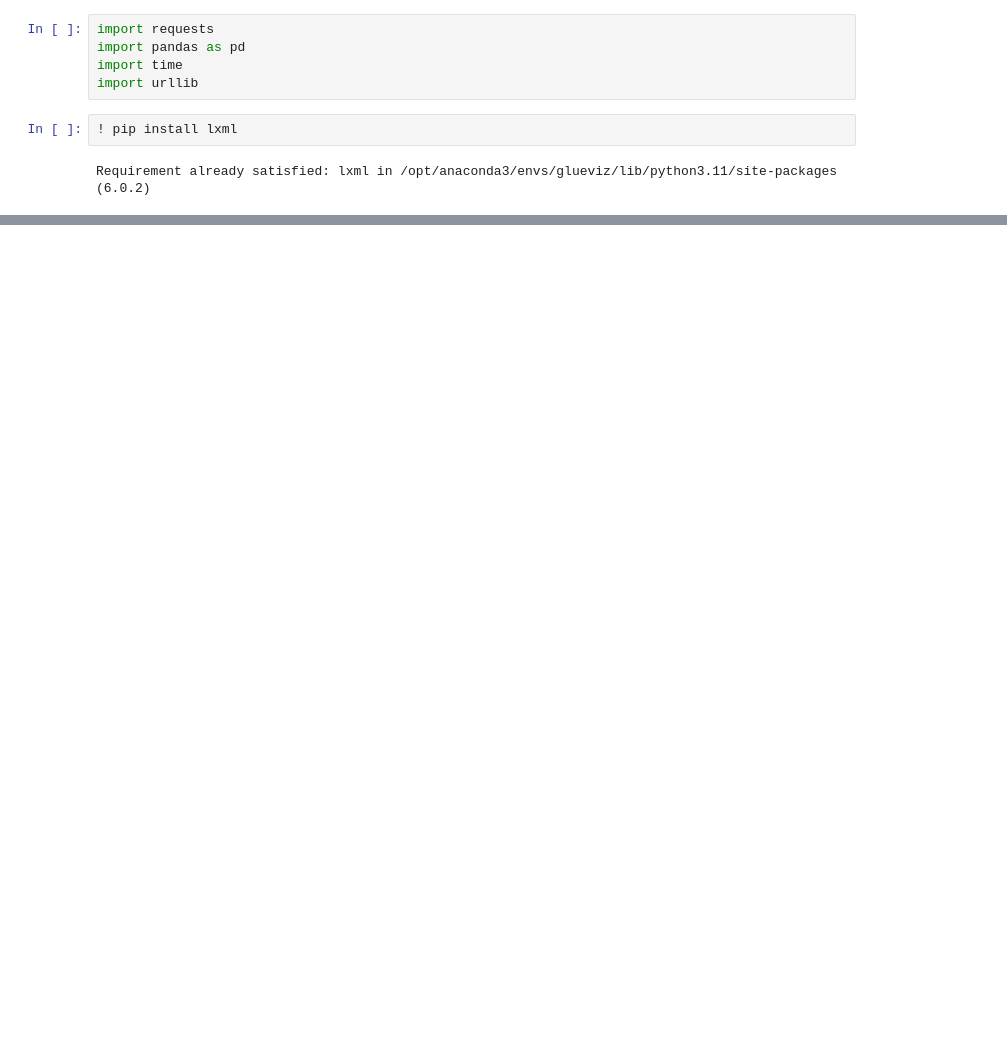
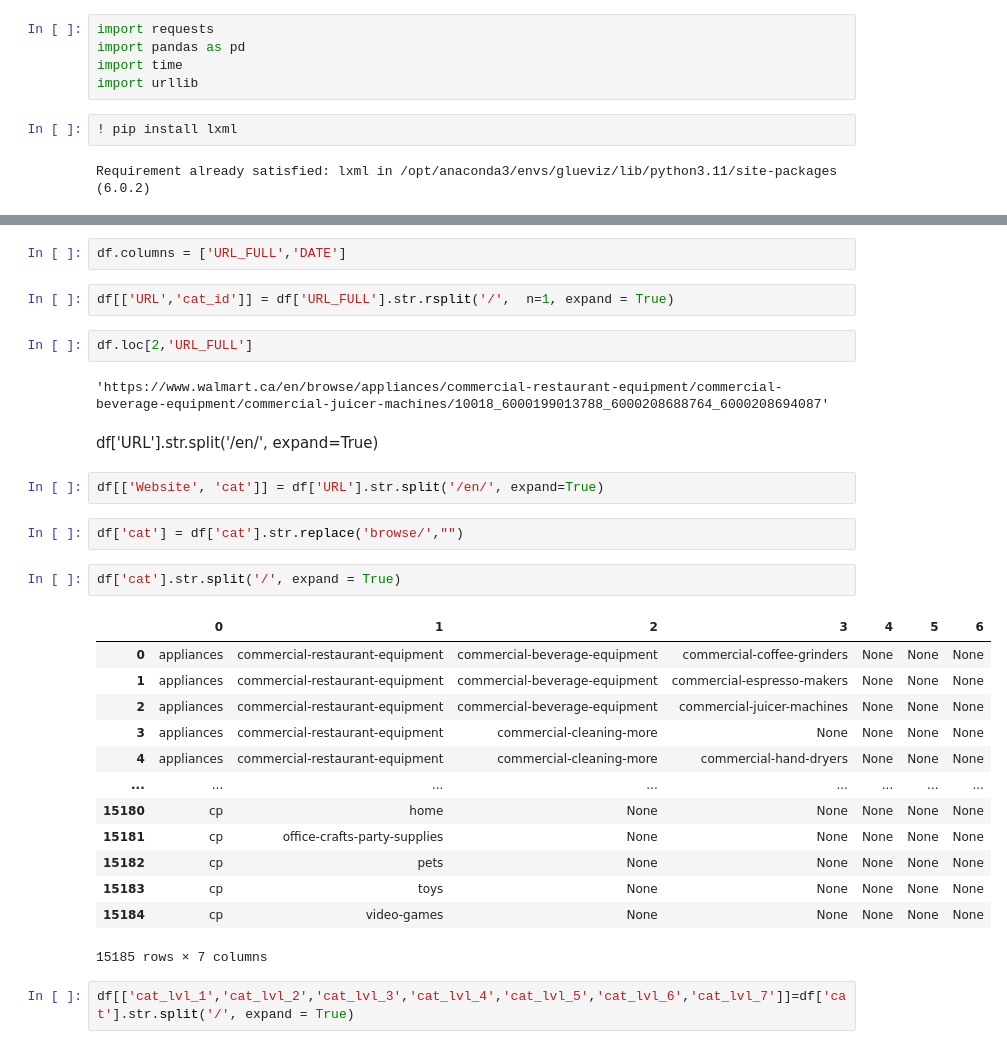
Before and after one commit to Pankaj-khator/InventoryAnalysis, a Jupyter notebook: Python/Walmart_Data_Extraction.ipynb, the cells around one changed output, grey strips where cells are left out. Cells and saved outputs as stored; diff of their text form; blank space fills up the shorter version.

```diff
--- a/Python/Walmart_Data_Extraction.ipynb
+++ b/Python/Walmart_Data_Extraction.ipynb
@@ -13,0 +12,32 @@ HTTPError: HTTP Error 404: Not Found
+# %%
+df.columns = ['URL_FULL','DATE']
+# %%
+df[['URL','cat_id']] = df['URL_FULL'].str.rsplit('/',  n=1, expand = True)
+# %%
+df.loc[2,'URL_FULL']
+# %% [output]
+'https://www.walmart.ca/en/browse/appliances/commercial-restaurant-equipment/commercial-beverage-equipment/commercial-juicer-machines/10018_6000199013788_6000208688764_6000208694087'
+# %% [markdown]
+df['URL'].str.split('/en/', expand=True)
+# %%
+df[['Website', 'cat']] = df['URL'].str.split('/en/', expand=True)
+# %%
+df['cat'] = df['cat'].str.replace('browse/',"")
+# %%
+df['cat'].str.split('/', expand = True)
+# %% [output]
+|  | 0 | 1 | 2 | 3 | 4 | 5 | 6 |
+| 0 | appliances | commercial-restaurant-equipment | commercial-beverage-equipment | commercial-coffee-grinders | None | None | None |
+| 1 | appliances | commercial-restaurant-equipment | commercial-beverage-equipment | commercial-espresso-makers | None | None | None |
+| 2 | appliances | commercial-restaurant-equipment | commercial-beverage-equipment | commercial-juicer-machines | None | None | None |
+| 3 | appliances | commercial-restaurant-equipment | commercial-cleaning-more | None | None | None | None |
+| 4 | appliances | commercial-restaurant-equipment | commercial-cleaning-more | commercial-hand-dryers | None | None | None |
+| ... | ... | ... | ... | ... | ... | ... | ... |
+| 15180 | cp | home | None | None | None | None | None |
+| 15181 | cp | office-crafts-party-supplies | None | None | None | None | None |
+| 15182 | cp | pets | None | None | None | None | None |
+| 15183 | cp | toys | None | None | None | None | None |
+| 15184 | cp | video-games | None | None | None | None | None |
+15185 rows × 7 columns
+# %%
+df[['cat_lvl_1','cat_lvl_2','cat_lvl_3','cat_lvl_4','cat_lvl_5','cat_lvl_6','cat_lvl_7']]=df['cat'].str.split('/', expand = True)
```
Also changed, not shown: parts of 9 cells of this notebook.
